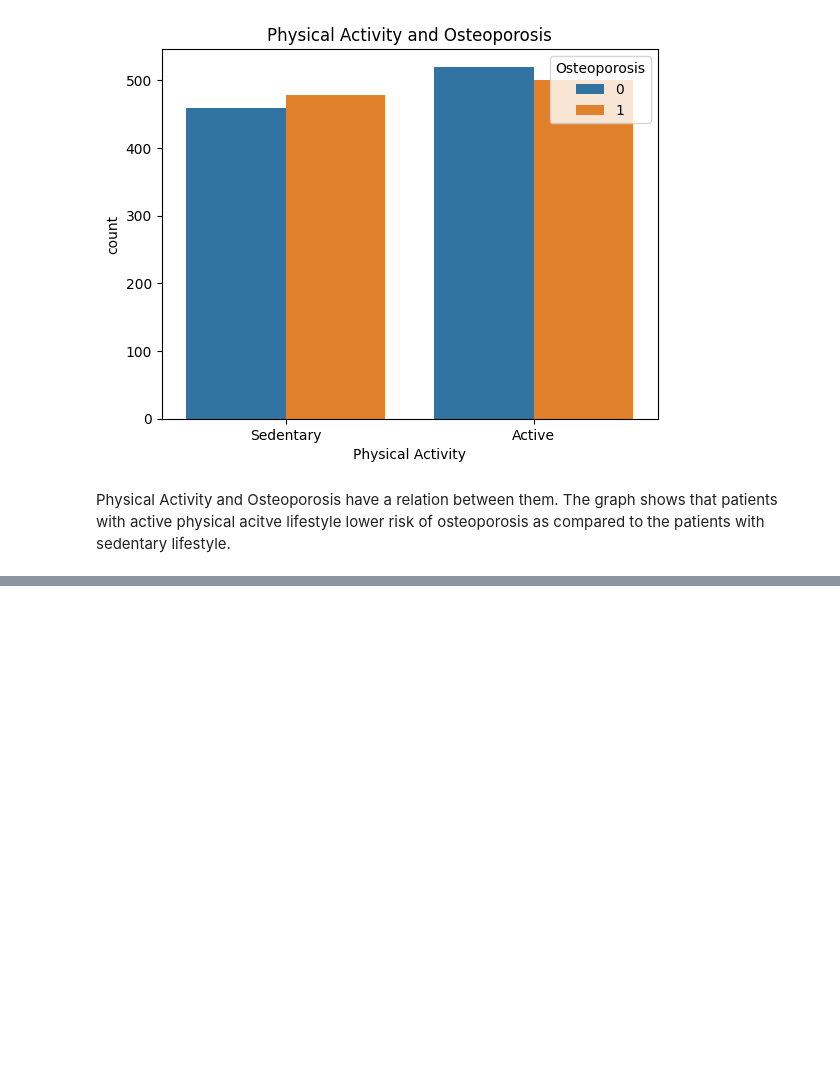
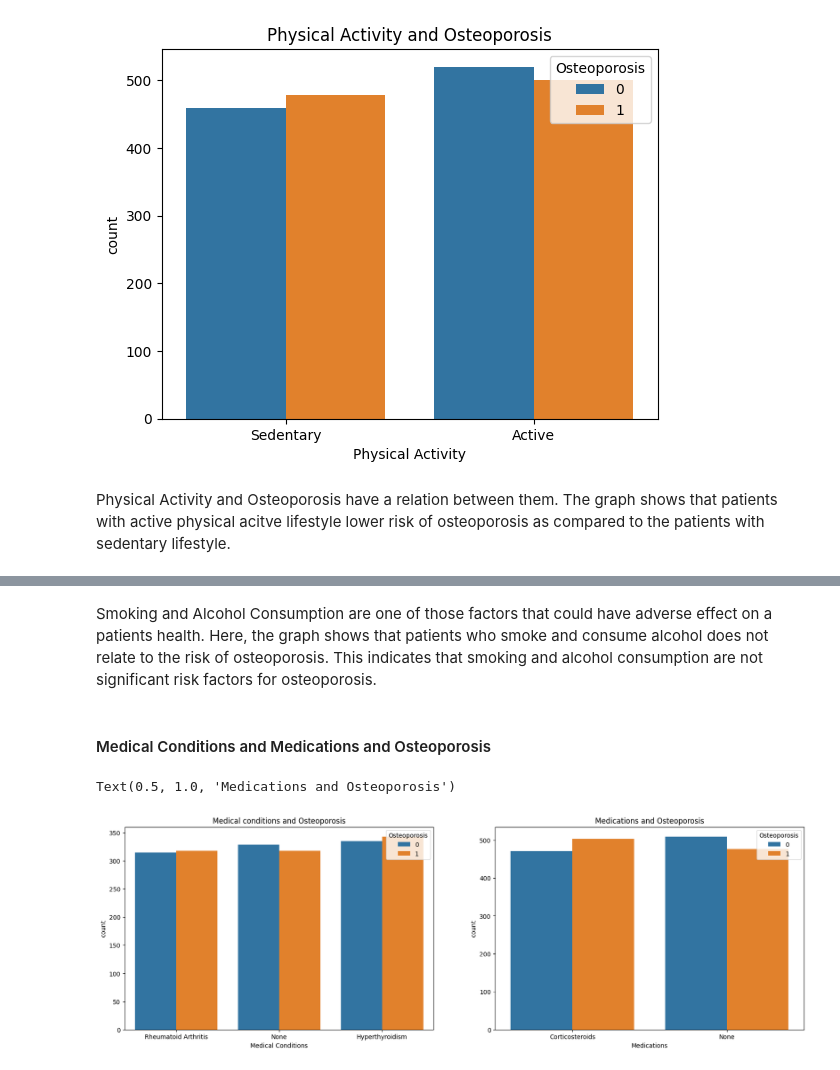
Before and after one commit to karmegamwithai/Osteoporosis-Risk-Prediction, a Jupyter notebook: notebook/Analysis.ipynb, the cells around one changed output, grey strips where cells are left out. Drawn from its saved outputs; the diff is of its cells as text; code cells hidden in the pictures; blank space fills up the shorter version.

```diff
--- a/notebook/Analysis.ipynb
+++ b/notebook/Analysis.ipynb
@@ -327,0 +339,11 @@ Physical Activity and Osteoporosis have a relation between them. The graph shows
+# %% [markdown]
+Smoking and Alcohol Consumption are one of those factors that could have adverse effect on a patients health. Here, the graph shows that patients who smoke and consume alcohol does not relate to the risk of osteoporosis. This indicates that smoking and alcohol consumption are not significant risk factors for osteoporosis.
+# %% [markdown]
+#### Medical Conditions and Medications and Osteoporosis
+# %%
+fig, ax = plt.subplots(1,2,figsize=(20,6))
+sns.countplot(x='Medical Conditions',data=orp_data,ax=ax[0],hue='Osteoporosis').set_title('Medical conditions and Osteoporosis')
+sns.countplot(x='Medications',data=orp_data,ax=ax[1],hue='Osteoporosis').set_title('Medications and Osteoporosis')
+# %% [output]
+Text(0.5, 1.0, 'Medications and Osteoporosis')
+[figure, added]
```
Also changed, not shown: parts of 15 cells of this notebook, 2 other files.
